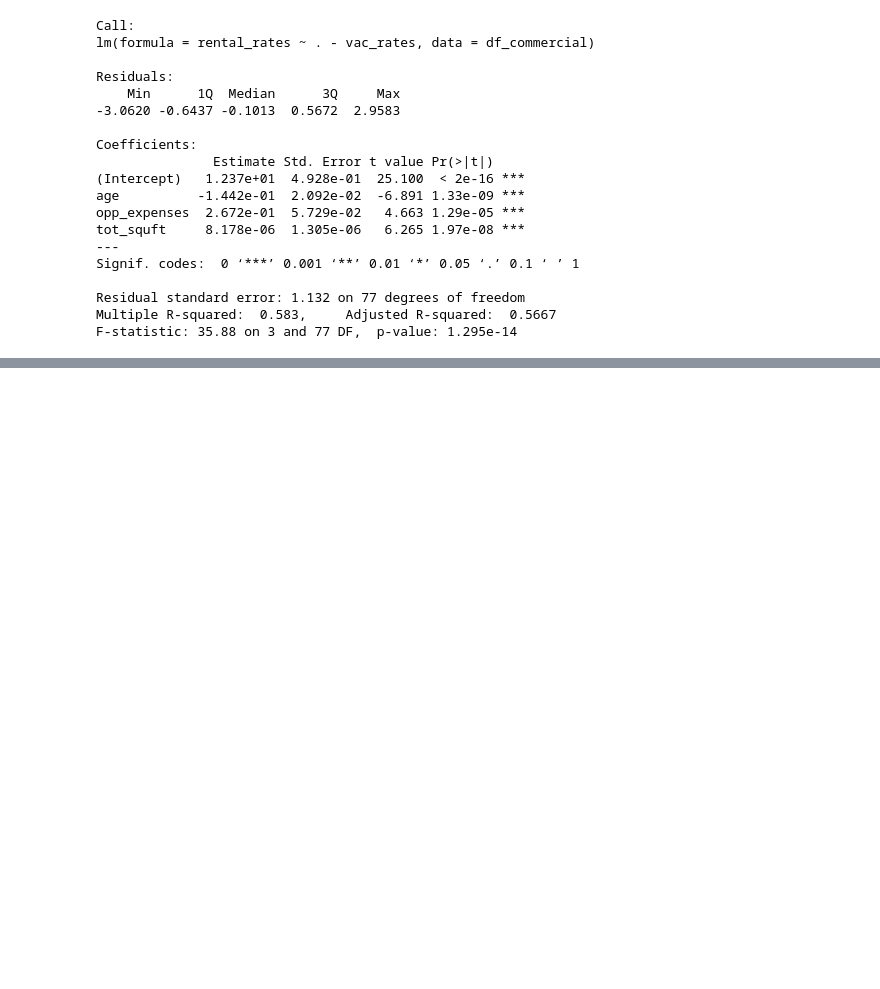
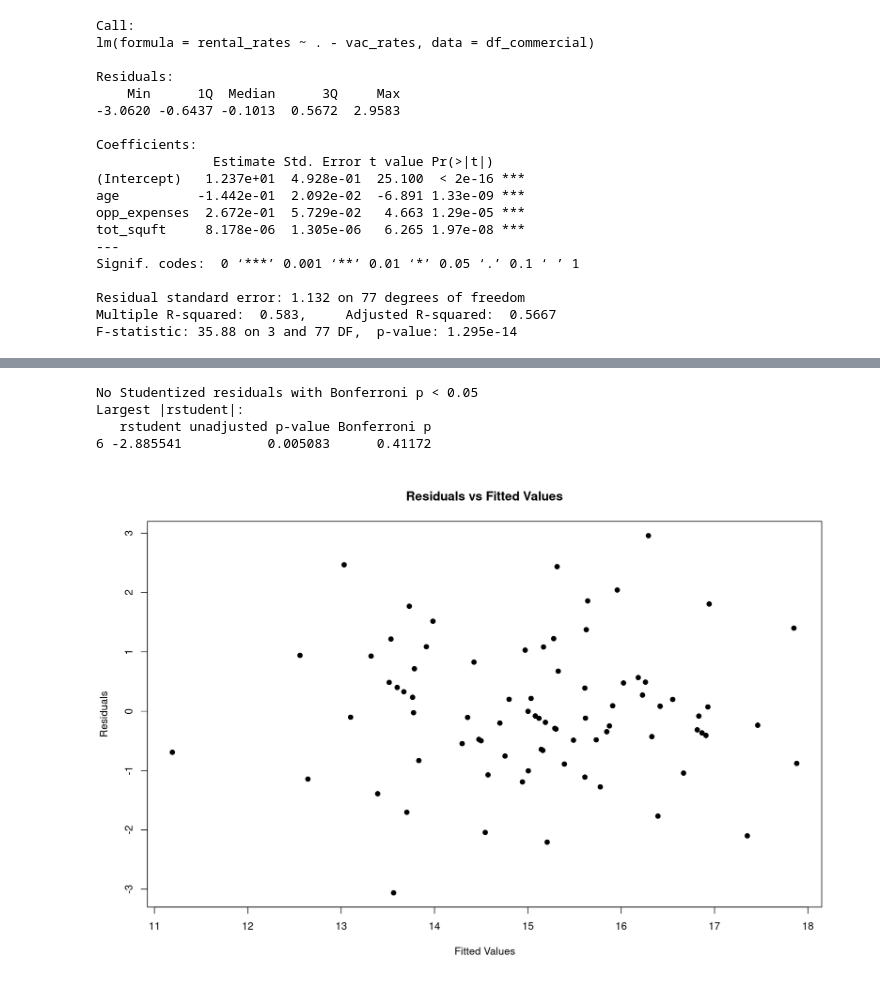
Before and after one commit to hkopanski/ST_503, a Jupyter notebook: HW#3.ipynb, the cells around one changed output, grey strips where cells are left out. Cells and saved outputs as stored; diff of their text form; code cells hidden in the pictures; blank space fills up the shorter version.

```diff
--- a/HW#3.ipynb
+++ b/HW#3.ipynb
@@ -753,0 +820,14 @@ F-statistic: 35.88 on 3 and 77 DF,  p-value: 1.295e-14
+# %%
+confint(comm_model2, level = 0.9)
+# %% [output]
+No Studentized residuals with Bonferroni p < 0.05
+Largest |rstudent|:
+   rstudent unadjusted p-value Bonferroni p
+6 -2.885541           0.005083      0.41172
+# %%
+#e a
+
+plot(x = comm_model2$fitted.values, y = comm_model2$residuals, pch = 19,
+     main = "Residuals vs Fitted Values", xlab = "Fitted Values", ylab = "Residuals")
+# %% [output]
+[figure, added]
```
Also changed, not shown: parts of 21 cells of this notebook.
